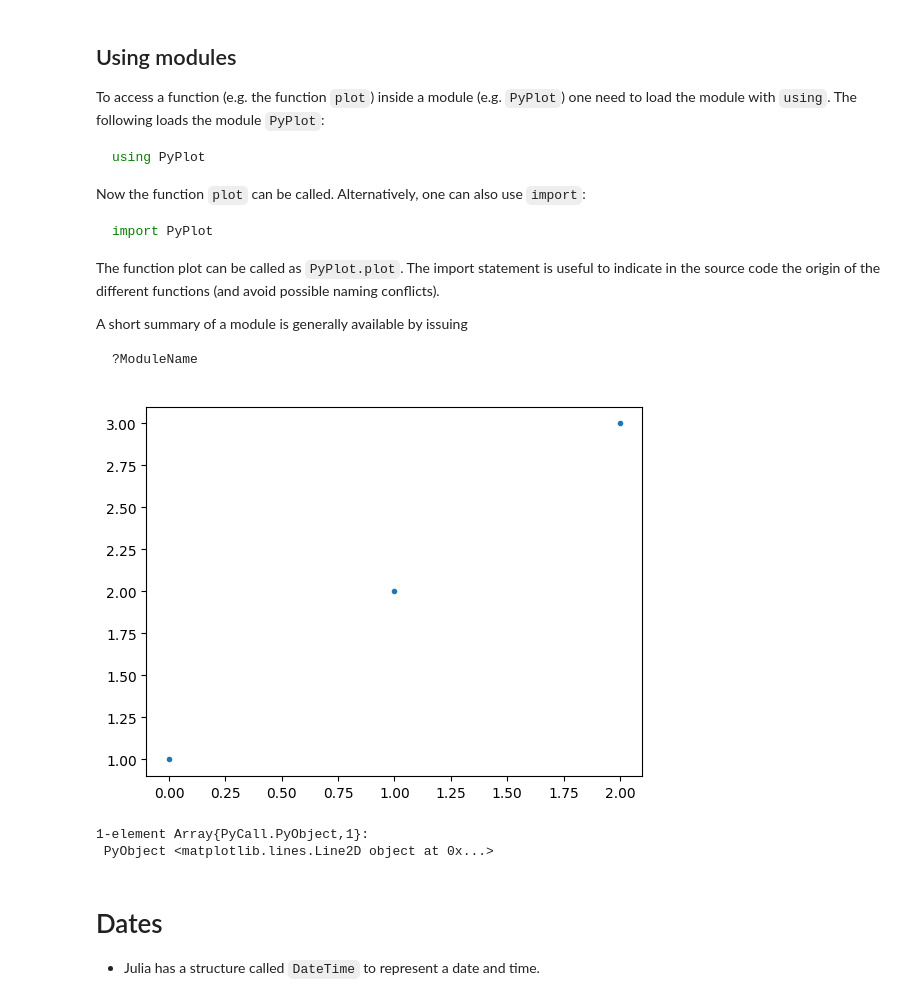
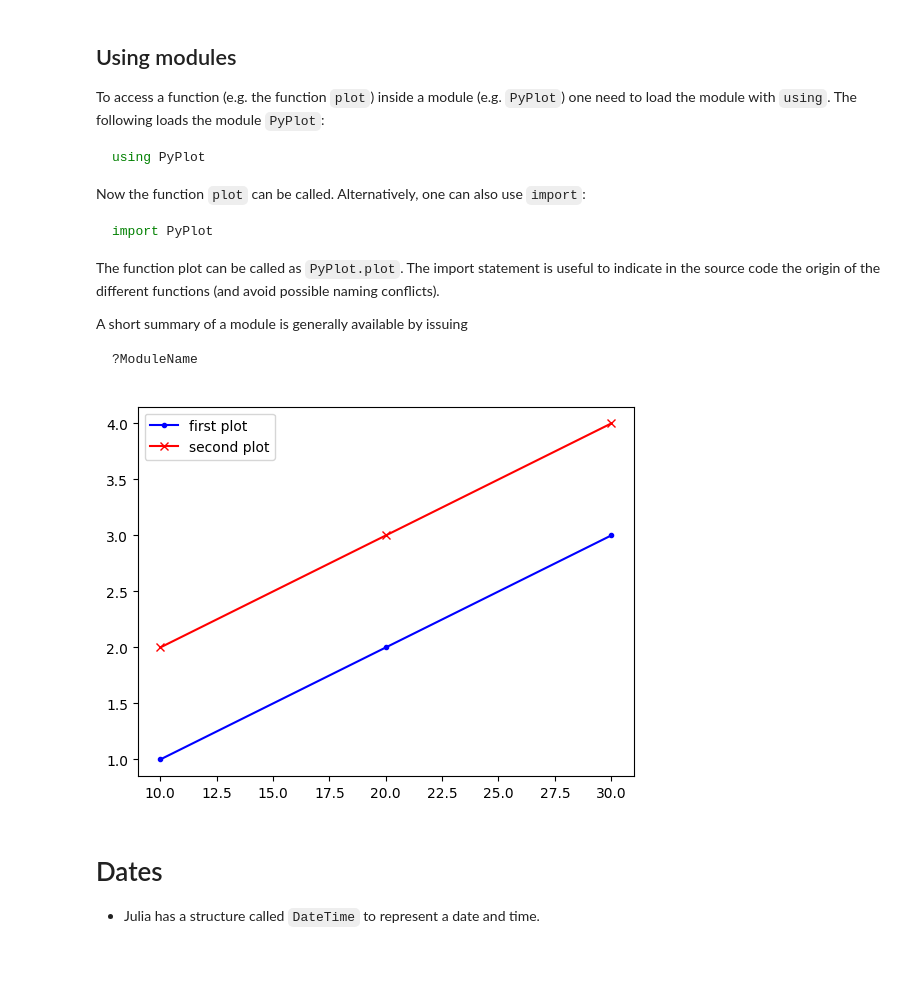
Before and after one commit to Alexander-Barth/JuliaTutorial, a Jupyter notebook: JuliaIntroduction.ipynb, the cells around one changed output. Drawn from its saved outputs; the diff is of its cells as text; code cells hidden in the pictures; blank space fills up the shorter version.

````diff
--- a/JuliaIntroduction.ipynb
+++ b/JuliaIntroduction.ipynb
@@ -1085,12 +1109,13 @@ A short summary of a module is generally available by issuing
 ```
 # %%
 using PyPlot
-# %%
-plot([1,2,3],".")
-# %% [output]
-[figure, removed]
-1-element Array{PyCall.PyObject,1}:
- PyObject <matplotlib.lines.Line2D object at 0x...>
+# %%
+plot([10,20,30],[1,2,3],"b.-",label="first plot")
+plot([10,20,30],[2,3,4],"rx-",label="second plot")
+legend()
+savefig("my_figure.png")
+# %% [output]
+[figure, added]
 # %% [markdown]
 # Dates
 
````
Also changed, not shown: parts of 20 cells of this notebook, 4 other files.
